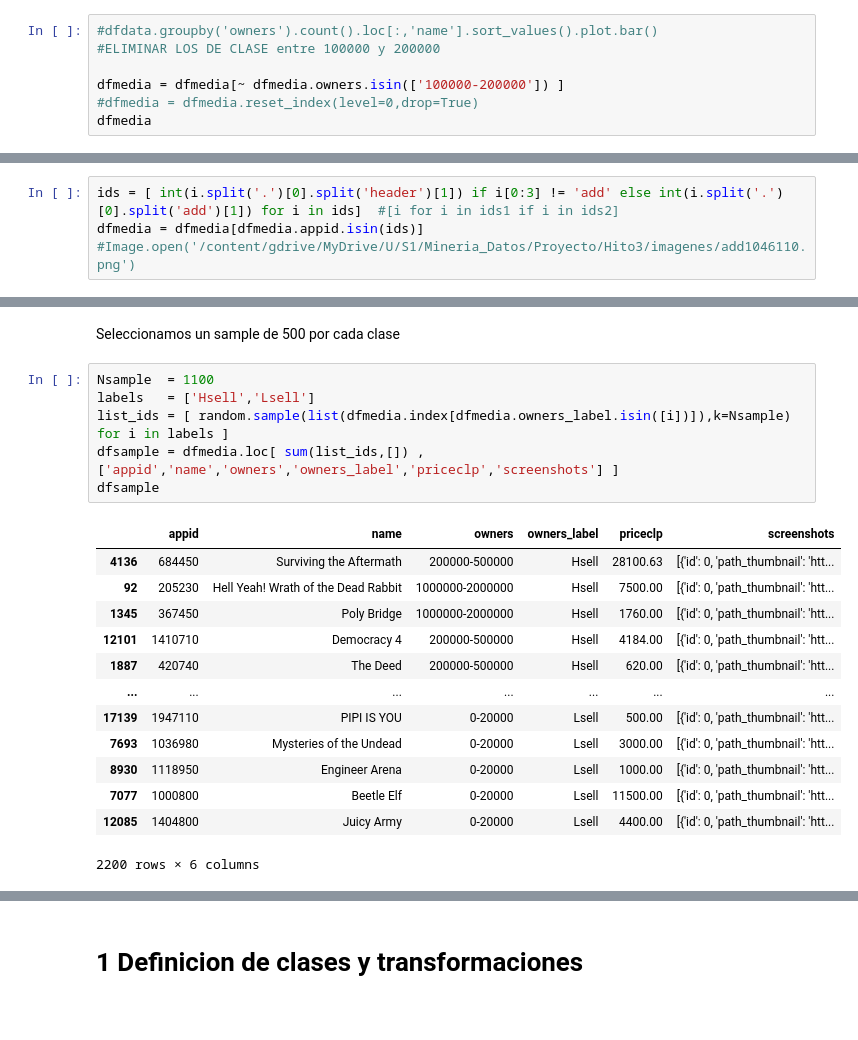
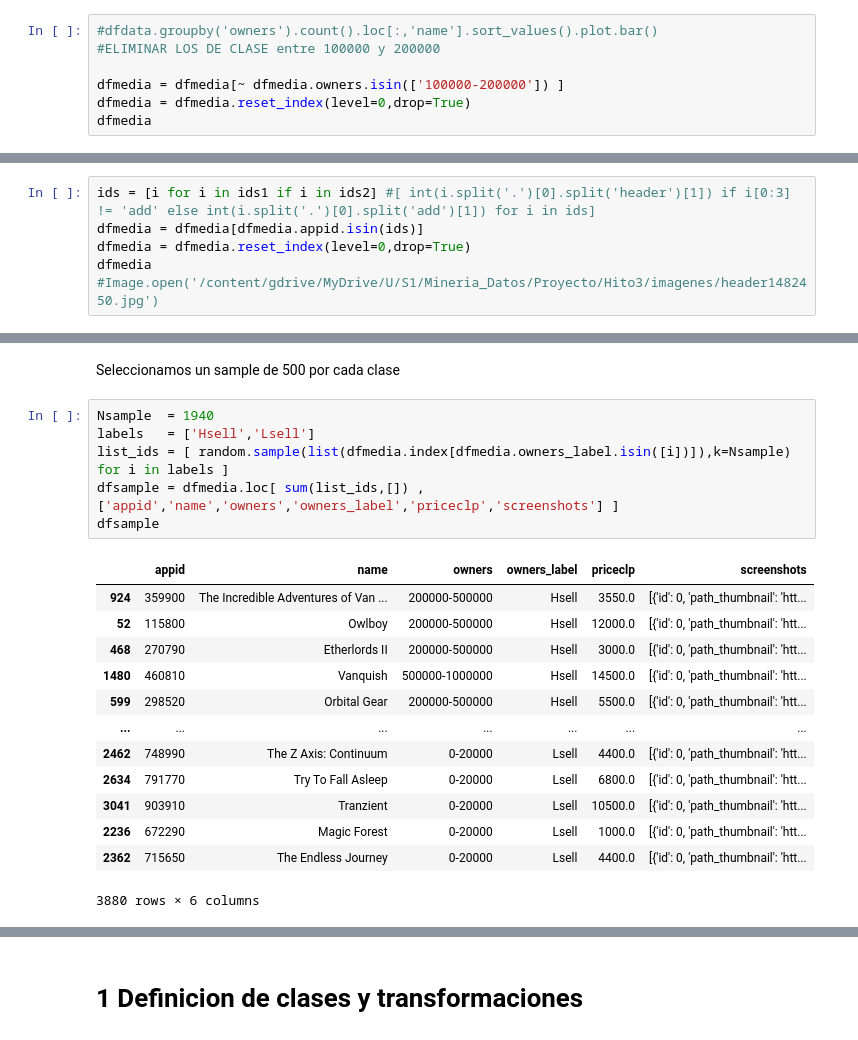
Before and after one commit to hectorjimenez12/CC5205_Proyecto, a Jupyter notebook: Game_ClassificationCNNV2.ipynb, the cells around one changed output, grey strips where cells are left out. Drawn from its saved outputs; the diff is of its cells as text.

```diff
--- a/Game_ClassificationCNNV2.ipynb
+++ b/Game_ClassificationCNNV2.ipynb
@@ -75,6 +75,6 @@ dfmedia
 #ELIMINAR LOS DE CLASE entre 100000 y 200000
 
 dfmedia = dfmedia[~ dfmedia.owners.isin(['100000-200000']) ]
-#dfmedia = dfmedia.reset_index(level=0,drop=True)
+dfmedia = dfmedia.reset_index(level=0,drop=True)
 dfmedia
 # %% [output]
@@ -120,5 +120,7 @@ print(len(ids1),len(ids2))
 # %%
-ids = [ int(i.split('.')[0].split('header')[1]) if i[0:3] != 'add' else int(i.split('.')[0].split('add')[1]) for i in ids]  #[i for i in ids1 if i in ids2]
+ids = [i for i in ids1 if i in ids2] #[ int(i.split('.')[0].split('header')[1]) if i[0:3] != 'add' else int(i.split('.')[0].split('add')[1]) for i in ids]
 dfmedia = dfmedia[dfmedia.appid.isin(ids)]
-#Image.open('/content/gdrive/MyDrive/U/S1/Mineria_Datos/Proyecto/Hito3/imagenes/add1046110.png')
+dfmedia = dfmedia.reset_index(level=0,drop=True)
+dfmedia
+#Image.open('/content/gdrive/MyDrive/U/S1/Mineria_Datos/Proyecto/Hito3/imagenes/header1482450.jpg')
 # %% [output]
@@ -137,25 +154,25 @@ See the caveats in the documentation: https://pandas.pydata.org/pandas-docs/stab
 # %% [markdown]
 Seleccionamos un sample de 500 por cada clase
 # %%
-Nsample  = 1100
+Nsample  = 1940
 labels   = ['Hsell','Lsell']
 list_ids = [ random.sample(list(dfmedia.index[dfmedia.owners_label.isin([i])]),k=Nsample) for i in labels ]
 dfsample = dfmedia.loc[ sum(list_ids,[]) , ['appid','name','owners','owners_label','priceclp','screenshots'] ]
 dfsample
 # %% [output]
 |  | appid | name | owners | owners_label | priceclp | screenshots |
-| 4136 | 684450 | Surviving the Aftermath | 200000-500000 | Hsell | 28100.63 | [{'id': 0, 'path_thumbnail': 'htt... |
-| 92 | 205230 | Hell Yeah! Wrath of the Dead Rabbit | 1000000-2000000 | Hsell | 7500.00 | [{'id': 0, 'path_thumbnail': 'htt... |
-| 1345 | 367450 | Poly Bridge | 1000000-2000000 | Hsell | 1760.00 | [{'id': 0, 'path_thumbnail': 'htt... |
-| 12101 | 1410710 | Democracy 4 | 200000-500000 | Hsell | 4184.00 | [{'id': 0, 'path_thumbnail': 'htt... |
-| 1887 | 420740 | The Deed | 200000-500000 | Hsell | 620.00 | [{'id': 0, 'path_thumbnail': 'htt... |
+| 924 | 359900 | The Incredible Adventures of Van ... | 200000-500000 | Hsell | 3550.0 | [{'id': 0, 'path_thumbnail': 'htt... |
+| 52 | 115800 | Owlboy | 200000-500000 | Hsell | 12000.0 | [{'id': 0, 'path_thumbnail': 'htt... |
+| 468 | 270790 | Etherlords II | 200000-500000 | Hsell | 3000.0 | [{'id': 0, 'path_thumbnail': 'htt... |
+| 1480 | 460810 | Vanquish | 500000-1000000 | Hsell | 14500.0 | [{'id': 0, 'path_thumbnail': 'htt... |
+| 599 | 298520 | Orbital Gear | 200000-500000 | Hsell | 5500.0 | [{'id': 0, 'path_thumbnail': 'htt... |
 | ... | ... | ... | ... | ... | ... | ... |
-| 17139 | 1947110 | PIPI IS YOU | 0-20000 | Lsell | 500.00 | [{'id': 0, 'path_thumbnail': 'htt... |
-| 7693 | 1036980 | Mysteries of the Undead | 0-20000 | Lsell | 3000.00 | [{'id': 0, 'path_thumbnail': 'htt... |
-| 8930 | 1118950 | Engineer Arena | 0-20000 | Lsell | 1000.00 | [{'id': 0, 'path_thumbnail': 'htt... |
-| 7077 | 1000800 | Beetle Elf | 0-20000 | Lsell | 11500.00 | [{'id': 0, 'path_thumbnail': 'htt... |
-| 12085 | 1404800 | Juicy Army | 0-20000 | Lsell | 4400.00 | [{'id': 0, 'path_thumbnail': 'htt... |
+| 2462 | 748990 | The Z Axis: Continuum | 0-20000 | Lsell | 4400.0 | [{'id': 0, 'path_thumbnail': 'htt... |
+| 2634 | 791770 | Try To Fall Asleep | 0-20000 | Lsell | 6800.0 | [{'id': 0, 'path_thumbnail': 'htt... |
+| 3041 | 903910 | Tranzient | 0-20000 | Lsell | 10500.0 | [{'id': 0, 'path_thumbnail': 'htt... |
+| 2236 | 672290 | Magic Forest | 0-20000 | Lsell | 1000.0 | [{'id': 0, 'path_thumbnail': 'htt... |
+| 2362 | 715650 | The Endless Journey | 0-20000 | Lsell | 4400.0 | [{'id': 0, 'path_thumbnail': 'htt... |
-2200 rows × 6 columns
+3880 rows × 6 columns
 # %%
 Image.open('/content/gdrive/MyDrive/U/S1/Mineria_Datos/Proyecto/Hito3/imagenes/add'+str(dfsample.appid.iloc[1])+'.png')
 # %% [output]
```
Also changed, not shown: parts of 12 cells of this notebook.
